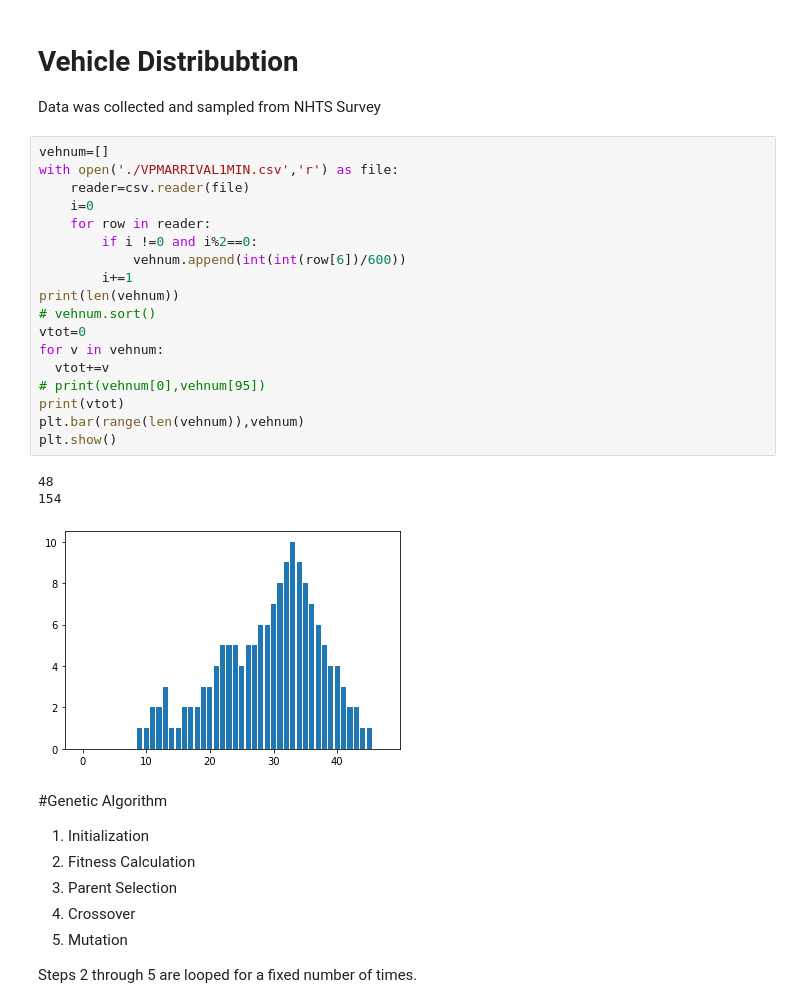
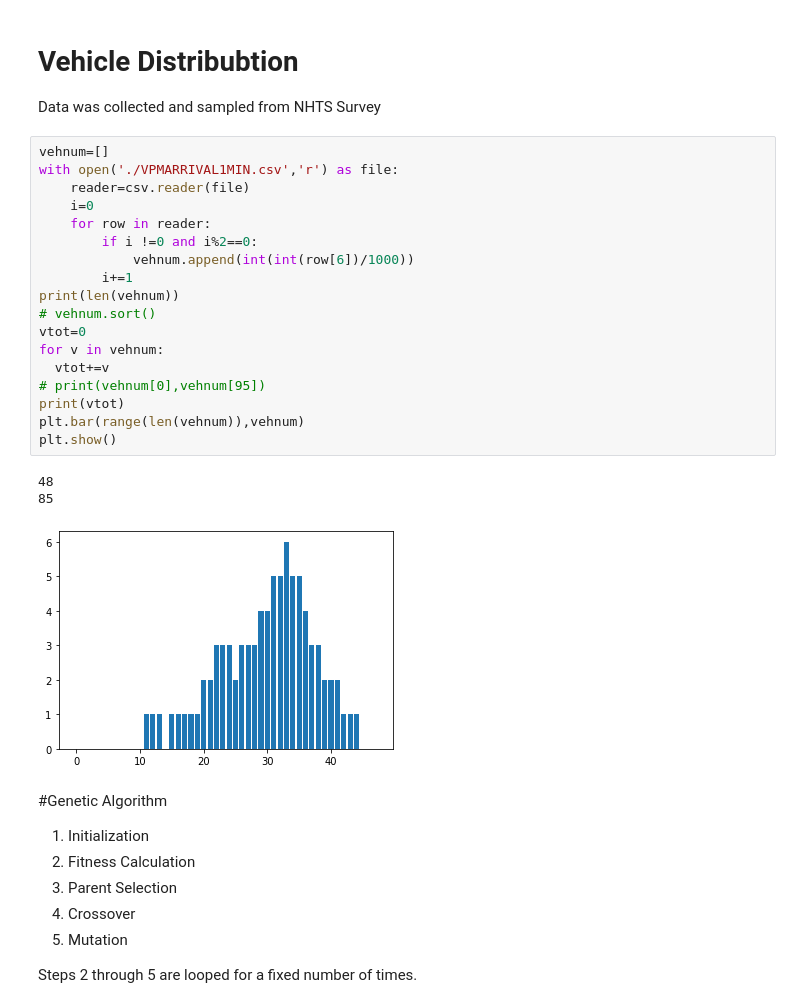
Before and after one commit to NithinSravan/fyp-ga-neuroevolution, a Jupyter notebook: FYP.ipynb, the cells around one changed output. Saved outputs shown, nothing was run; the diff lists cells and outputs as text.

```diff
--- a/FYP.ipynb
+++ b/FYP.ipynb
@@ -16,25 +16,25 @@ Data was collected and sampled from NHTS Survey
 # %%
 vehnum=[]
 with open('./VPMARRIVAL1MIN.csv','r') as file:
     reader=csv.reader(file)
     i=0
     for row in reader:
         if i !=0 and i%2==0:
-            vehnum.append(int(int(row[6])/600))
+            vehnum.append(int(int(row[6])/1000))
         i+=1
 print(len(vehnum))
 # vehnum.sort()
 vtot=0
 for v in vehnum:
   vtot+=v
 # print(vehnum[0],vehnum[95])
 print(vtot)
 plt.bar(range(len(vehnum)),vehnum)
 plt.show()
 # %% [output]
 48
-154
+85
-[figure, old version]
+[figure, new version]
 # %% [markdown]
 #Genetic Algorithm
 
```
Also changed, not shown: parts of 9 cells of this notebook.
